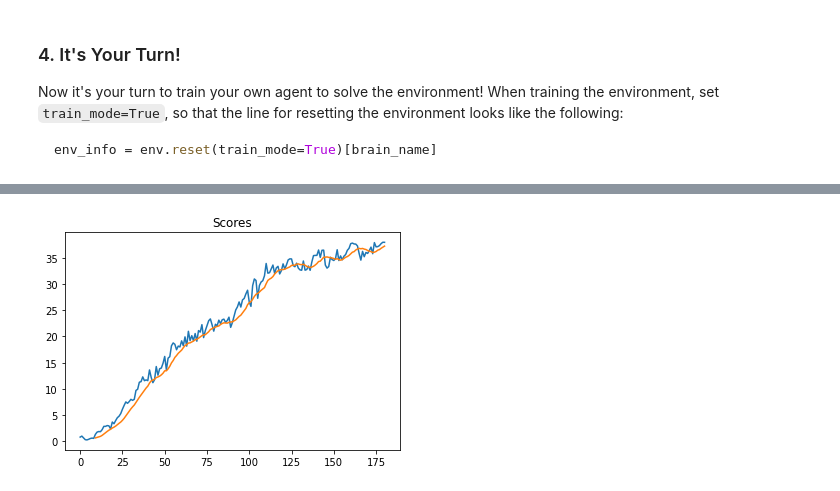
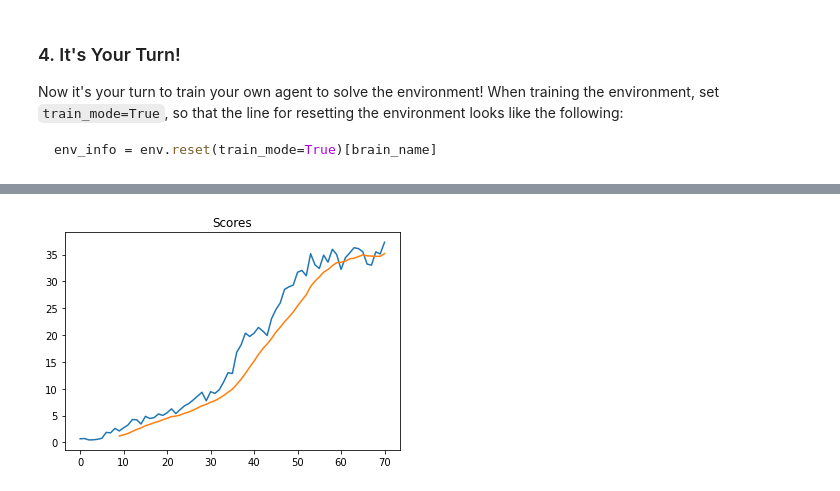
Before and after one commit to hewanguipath/Continuous_Control, a Jupyter notebook: Continuous_Control.ipynb, the cells around one changed output, grey strips where cells are left out. Saved outputs shown, nothing was run; the diff lists cells and outputs as text; code cells hidden in the pictures.

```diff
--- a/Continuous_Control.ipynb
+++ b/Continuous_Control.ipynb
@@ -167,8 +150,7 @@ device = torch.device("cuda" if torch.cuda.is_available() else "cpu")
 
 # Implementation of Twin Delayed Deep Deterministic Policy Gradients (TD3)
 # Paper: https://arxiv.org/abs/1802.09477
-actorloss=[]
-criticloss=[]
+
 
 class Actor(nn.Module):
     def __init__(self, state_dim, action_dim, max_action):
@@ -250,10 +232,13 @@ class TD3(object):
         self.tau = tau
         self.policy_noise = policy_noise
         self.noise_clip = noise_clip
+
+        # for delay update
         self.policy_freq = policy_freq
-
         self.total_it = 0
 
+        self.criticloss_hist = []
+        self.actorloss_hist = []
 
     def select_action(self, state):
         state = torch.FloatTensor(state.reshape(1, -1)).to(device)
@@ -292,7 +277,7 @@ class TD3(object):
 
         # Compute critic loss
         critic_loss = (F.mse_loss(current_Q1, target_Q) + F.mse_loss(current_Q2, target_Q)).mean()
-        criticloss.append(critic_loss)
+        self.criticloss_hist.append(critic_loss)
 
         # Optimize the critic
         self.critic_optimizer.zero_grad()
@@ -304,7 +289,7 @@ class TD3(object):
 
             # Compute actor losse
             actor_loss = -self.critic.Q1(state, self.actor(state)).mean()
-            actorloss.append(actor_loss)
+            self.actorloss_hist.append(actor_loss)
 
             # Optimize the actor
             self.actor_optimizer.zero_grad()
@@ -320,11 +305,11 @@ class TD3(object):
 
 
     def save(self, filename):
-        torch.save(self.actor.state_dict(), filename + "_actor")
+        torch.save(self.actor.state_dict(), filename + ".pth")
 
 
     def load(self, filename):
-        self.actor.load_state_dict(torch.load(filename + "_actor", map_location='cpu'))
+        self.actor.load_state_dict(torch.load(filename + ".pth", map_location='cpu'))
 
 
 class ReplayBuffer(object):
@@ -372,6 +357,9 @@ batch_size = 128
 expl_noise = 0.05
 epochs = 500
 max_action = 1
+
+learn_every = 20
+learn_times = 10
 print_every = 10
 
 # Set seeds
@@ -422,8 +410,9 @@ for i_episode in range(1, epochs+1):
         episode_reward += np.sum(rewards)/20
 
         # Train agent after collecting sufficient data
-        if t >= start_timesteps:
-            policy.train(replay_buffer, batch_size)
+        if t >= start_timesteps and t % learn_every == 0:
+            for _ in range(learn_times):
+                policy.train(replay_buffer, batch_size)
 
         if np.any(dones):
             break
@@ -438,5 +427,5 @@ for i_episode in range(1, epochs+1):
         print('\rFinished at Episode {}\tReach Average Score: {:.2f}!'.format(i_episode, np.mean(scores_deque)))
         break
 
-policy.save("128_64_256_32")
+policy.save("actor_local")
 # %% [output]
@@ -462,15 +440,17 @@ Finished at Episode 181 Reach Average Score: 37.21!
 # %%
 import pandas as pd
 import matplotlib.pyplot as plt
 %matplotlib inline
 
-def plot_scores(scores, rolling_window=10):
+def plot_scores(scores, rolling_window=10, original= True):
     """Plot scores and optional rolling mean using specified window."""
-    plt.plot(scores); plt.title("Scores");
+    if original:
+        plt.plot(scores);
+    plt.title("Scores");
     rolling_mean = pd.Series(scores).rolling(rolling_window).mean()
     plt.plot(rolling_mean);
     return rolling_mean
 
 rolling_mean = plot_scores(scores)
 # %% [output]
-[figure, old version]
+[figure, new version]
```
Also changed, not shown: parts of 5 cells of this notebook, 1 other file.
